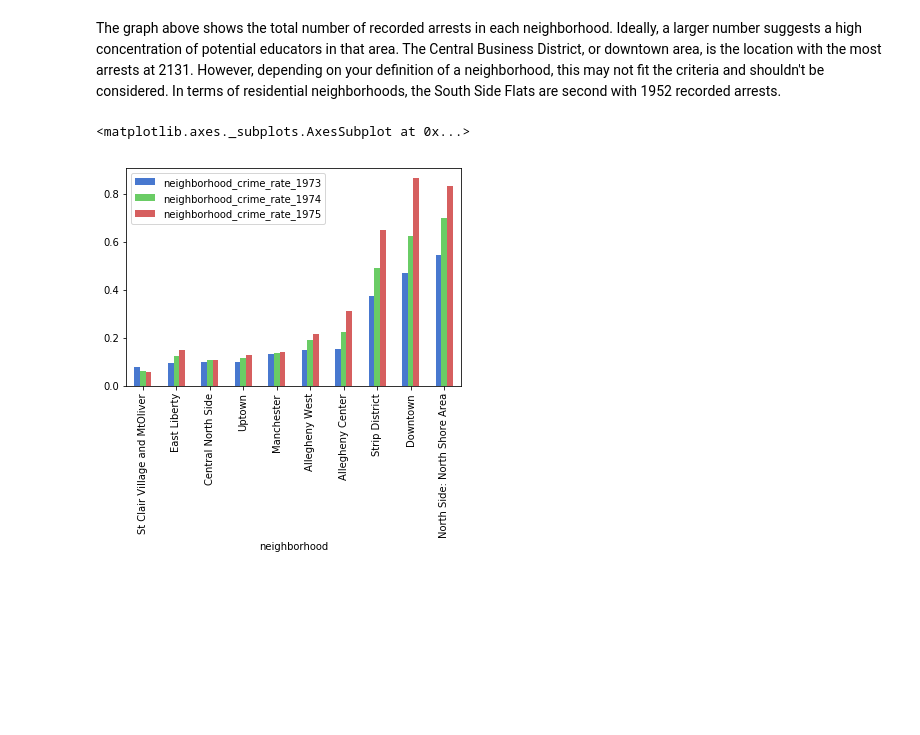
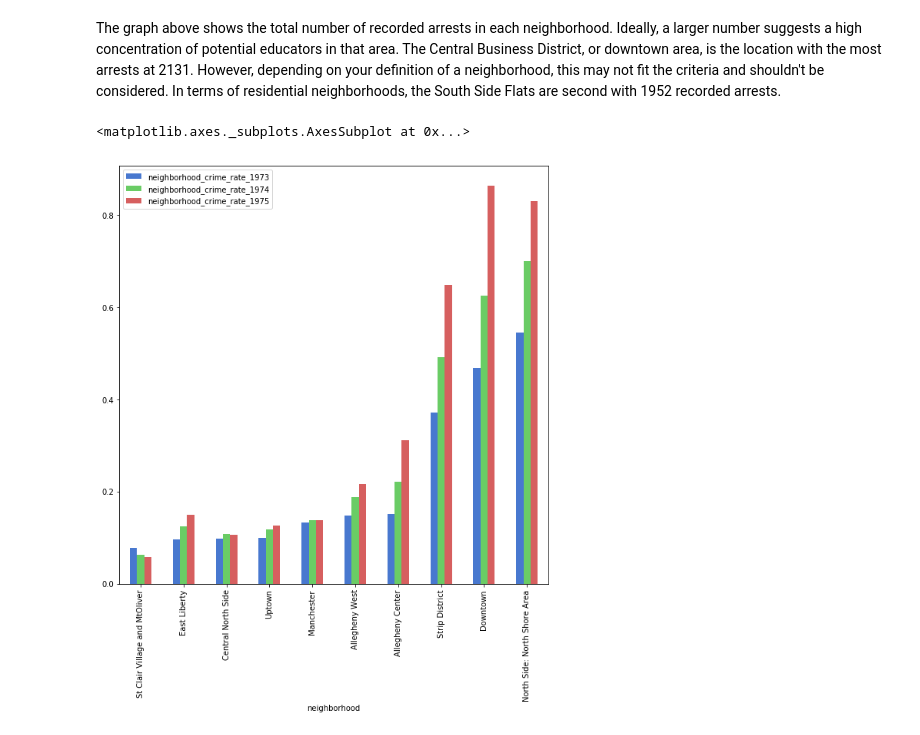
Before and after one commit to DcaveDerps/finalProject, a Jupyter notebook: combinedNotebook.ipynb, the cells around one changed output. Cells and saved outputs as stored; diff of their text form; code cells hidden in the pictures; blank space fills up the shorter version.

```diff
--- a/combinedNotebook.ipynb
+++ b/combinedNotebook.ipynb
@@ -37,23 +37,23 @@ The graph above shows the total number of recorded arrests in each neighborhood.
 # %%
 #import statements
 import pandas as pd
 import numpy as np
 %matplotlib inline
 
 #reads in data
 data = pd.read_csv("Crime Rates in Pittsburgh.csv", index_col= "neighborhood")
 
 #sorts data in increasing order of the crime rate in 1973
 data_sorted_by_1973 = data.sort_values("neighborhood_crime_rate_1973")
 
 #looks at the last ten entries showing the 10 neighborhoods with the highest crimes rates in 1973
 highest_crime_rate_1973 = data_sorted_by_1973.tail(10)
 
 #drops information about the number of major crimes and looks just at the crime rates in 1973, 1974 and 1975
 rate_1973 = highest_crime_rate_1973.drop(["number_major_crimes_1973", "number_major_crimes_1974","number_major_crimes_1975"], axis=1 )
 
 #plots this data as a bar graph
-rate_1973.plot.bar()
+rate_1973.plot.bar(figsize = (10,10))
 # %% [output]
 <matplotlib.axes._subplots.AxesSubplot at 0x...>
-[figure, old version]
+[figure, new version]
```
Also changed, not shown: 1 other file.
